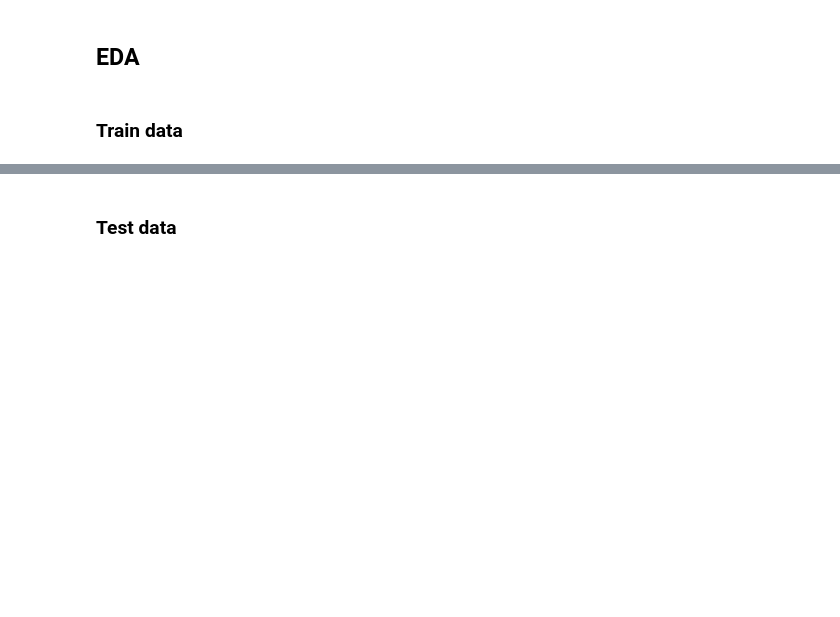
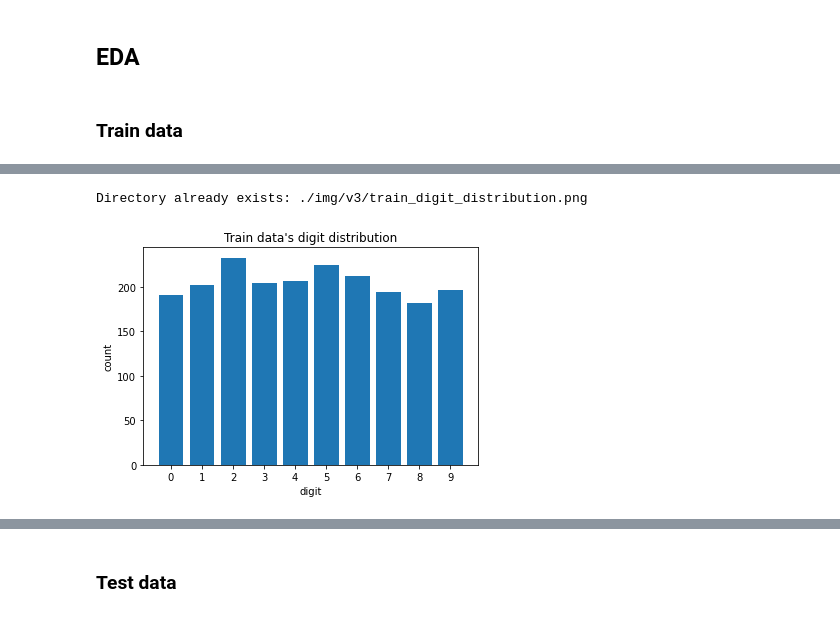
Before and after one commit to Mayner0220/ANBW, a Jupyter notebook: ANBW_v3.ipynb, the cells around one changed output, grey strips where cells are left out. Cells and saved outputs as stored; diff of their text form; code cells hidden in the pictures; blank space fills up the shorter version.

```diff
--- a/ANBW_v3.ipynb
+++ b/ANBW_v3.ipynb
@@ -55,12 +66,17 @@ train_digit_label = sorted(train["digit"].unique())
 # %%
 plt.bar(train_digit_label, train_digit_cnt)
 plt.title("Train data's digit distribution")
 plt.xticks(train_digit_label)
 plt.xlabel("digit")
 plt.ylabel("count")
 
 img_path = img_save_path + "train_digit_distribution.png"
 if not(os.path.isfile(img_path)):
     plt.savefig(img_path, facecolor="#eeeeee", bbox_inches="tight")
+else:
+    print("Directory already exists: %s" % img_path)
+# %% [output]
+Directory already exists: ./img/v3/train_digit_distribution.png
+[figure, added]
 # %%
 train.shape
```
Also changed, not shown: parts of 10 cells of this notebook.
